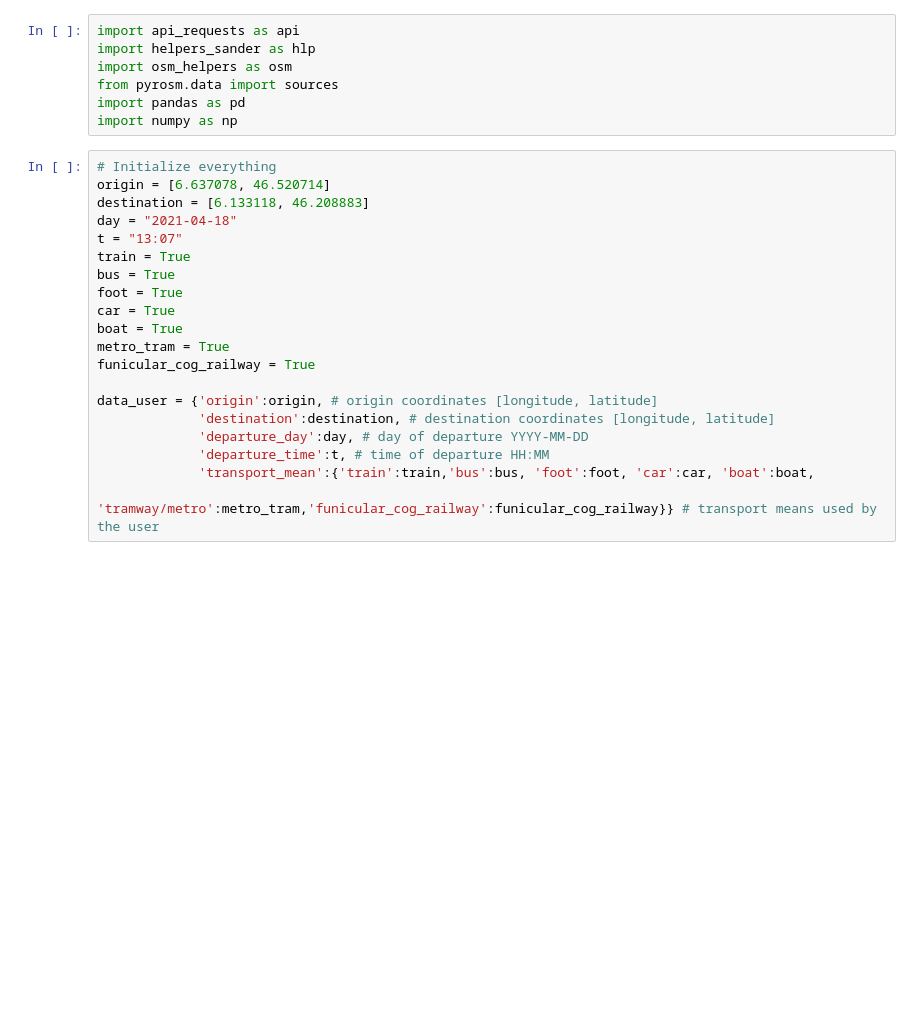
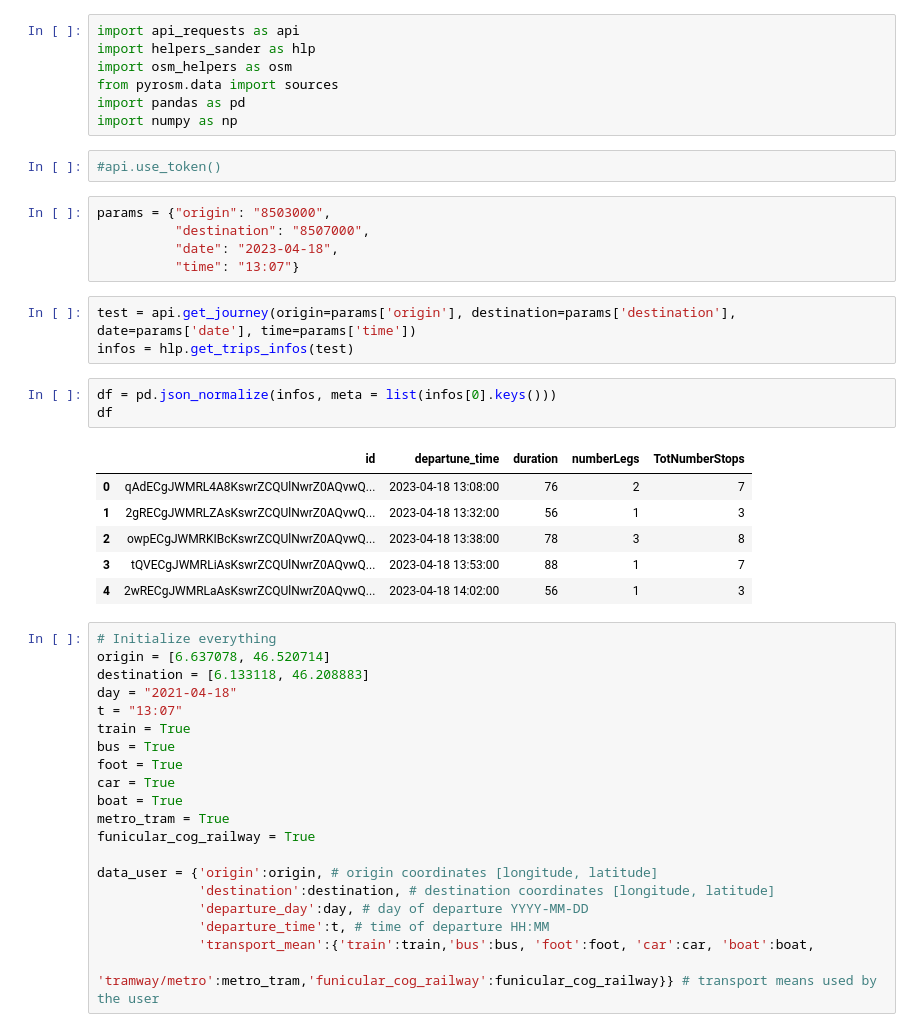
Before and after one commit to emmabhl/Lauzhack23_SBB, a Jupyter notebook: emma.ipynb, the cells around one changed output. Cells and saved outputs as stored; diff of their text form; blank space fills up the shorter version.

```diff
--- a/emma.ipynb
+++ b/emma.ipynb
@@ -5,6 +5,26 @@ import osm_helpers as osm
 from pyrosm.data import sources
 import pandas as pd
 import numpy as np
+# %%
+#api.use_token()
+# %%
+params = {"origin": "8503000",
+          "destination": "8507000",
+          "date": "2023-04-18",
+          "time": "13:07"}
+# %%
+test = api.get_journey(origin=params['origin'], destination=params['destination'], date=params['date'], time=params['time'])
+infos = hlp.get_trips_infos(test)
+# %%
+df = pd.json_normalize(infos, meta = list(infos[0].keys()))
+df
+# %% [output]
+|  | id | departune_time | duration | numberLegs | TotNumberStops |
+| 0 | qAdECgJWMRL4A8KswrZCQUlNwrZ0AQvwQ... | 2023-04-18 13:08:00 | 76 | 2 | 7 |
+| 1 | 2gRECgJWMRLZAsKswrZCQUlNwrZ0AQvwQ... | 2023-04-18 13:32:00 | 56 | 1 | 3 |
+| 2 | owpECgJWMRKIBcKswrZCQUlNwrZ0AQvwQ... | 2023-04-18 13:38:00 | 78 | 3 | 8 |
+| 3 | tQVECgJWMRLiAsKswrZCQUlNwrZ0AQvwQ... | 2023-04-18 13:53:00 | 88 | 1 | 7 |
+| 4 | 2wRECgJWMRLaAsKswrZCQUlNwrZ0AQvwQ... | 2023-04-18 14:02:00 | 56 | 1 | 3 |
 # %%
 # Initialize everything
 origin = [6.637078, 46.520714]
```
